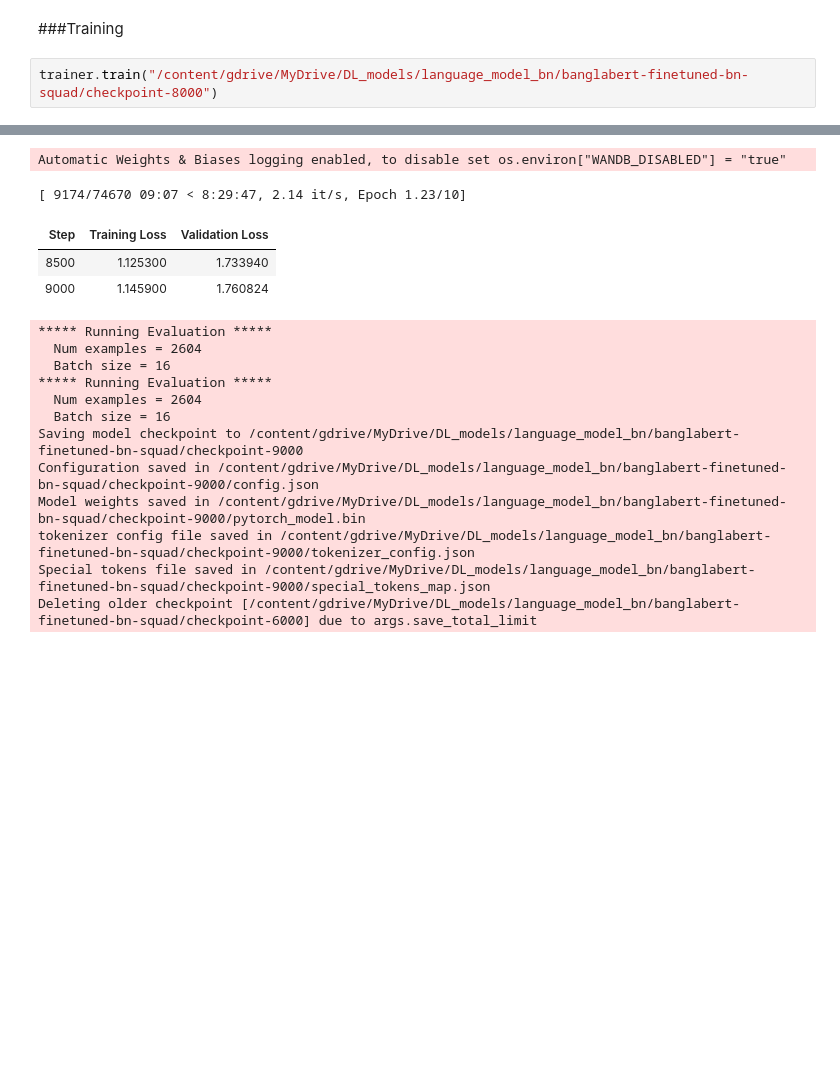
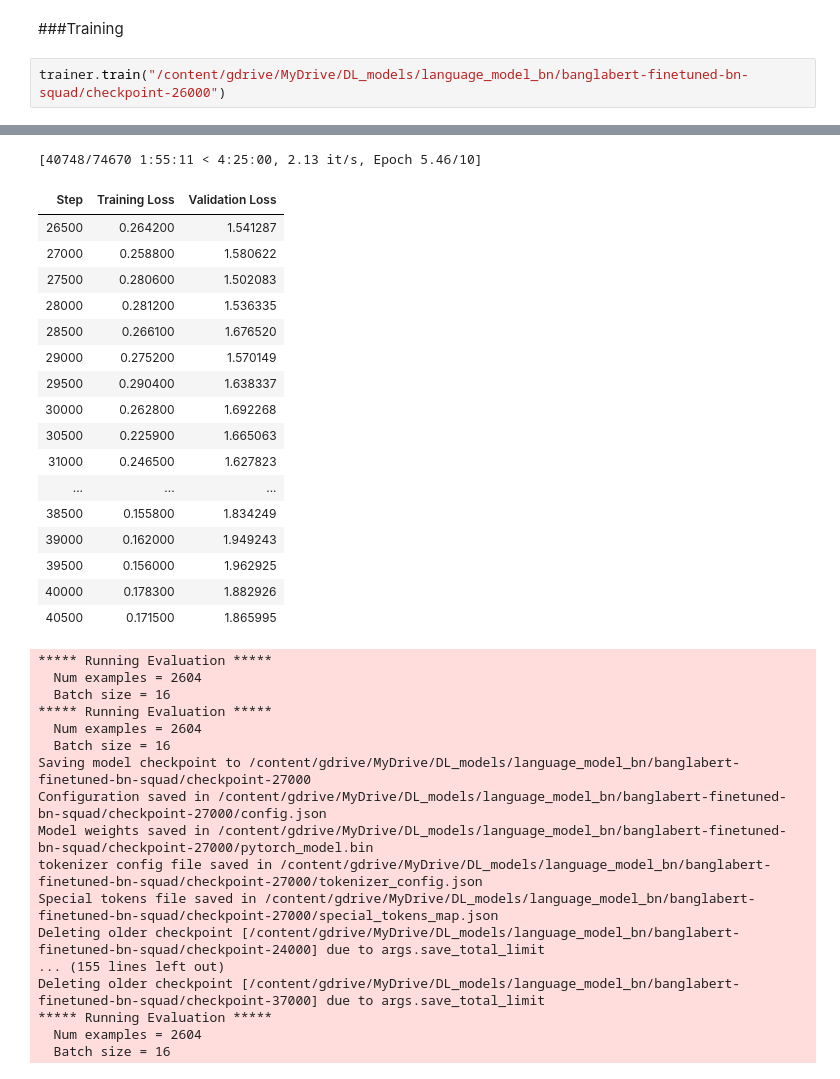
Before and after one commit to afschowdhury/language-model-bn, a Jupyter notebook: QAs_banglaBert.ipynb, the cells around one changed output, grey strips where cells are left out. Saved outputs shown, nothing was run; the diff lists cells and outputs as text; blank space fills up the shorter version.

Commit message:
train to 40500

```diff
--- a/QAs_banglaBert.ipynb
+++ b/QAs_banglaBert.ipynb
@@ -522,5 +522,5 @@ Using cuda_amp half precision backend
 # %% [markdown]
 ###Training
 # %%
-trainer.train("/content/gdrive/MyDrive/DL_models/language_model_bn/banglabert-finetuned-bn-squad/checkpoint-8000")
+trainer.train("/content/gdrive/MyDrive/DL_models/language_model_bn/banglabert-finetuned-bn-squad/checkpoint-26000")
 # %% [output]
@@ -539,17 +539,35 @@ Loading model from /content/gdrive/MyDrive/DL_models/language_model_bn/banglaber
-Automatic Weights & Biases logging enabled, to disable set os.environ["WANDB_DISABLED"] = "true"
+[40748/74670 1:55:11 < 4:25:00, 2.13 it/s, Epoch 5.46/10]
+| Step | Training Loss | Validation Loss |
+| 26500 | 0.264200 | 1.541287 |
+| 27000 | 0.258800 | 1.580622 |
+| 27500 | 0.280600 | 1.502083 |
+| 28000 | 0.281200 | 1.536335 |
+| 28500 | 0.266100 | 1.676520 |
+| 29000 | 0.275200 | 1.570149 |
+| 29500 | 0.290400 | 1.638337 |
+| 30000 | 0.262800 | 1.692268 |
+| 30500 | 0.225900 | 1.665063 |
+| 31000 | 0.246500 | 1.627823 |
+| ... | ... | ... |
+| 38500 | 0.155800 | 1.834249 |
+| 39000 | 0.162000 | 1.949243 |
+| 39500 | 0.156000 | 1.962925 |
+| 40000 | 0.178300 | 1.882926 |
+| 40500 | 0.171500 | 1.865995 |
-[ 9174/74670 09:07 < 8:29:47, 2.14 it/s, Epoch 1.23/10]
+***** Running Evaluation *****
+  Num examples = 2604
+  Batch size = 16
+***** Running Evaluation *****
+  Num examples = 2604
+  Batch size = 16
+Saving model checkpoint to /content/gdrive/MyDrive/DL_models/language_model_bn/banglabert-finetuned-bn-squad/checkpoint-27000
+Configuration saved in /content/gdrive/MyDrive/DL_models/language_model_bn/banglabert-finetuned-bn-squad/checkpoint-27000/config.json
+Model weights saved in /content/gdrive/MyDrive/DL_models/language_model_bn/banglabert-finetuned-bn-squad/checkpoint-27000/pytorch_model.bin
+tokenizer config file saved in /content/gdrive/MyDrive/DL_models/language_model_bn/banglabert-finetuned-bn-squad/checkpoint-27000/tokenizer_config.json
+Special tokens file saved in /content/gdrive/MyDrive/DL_models/language_model_bn/banglabert-finetuned-bn-squad/checkpoint-27000/special_tokens_map.json
+Deleting older checkpoint [/content/gdrive/MyDrive/DL_models/language_model_bn/banglabert-finetuned-bn-squad/checkpoint-24000] due to args.save_total_limit
+... (155 lines left out)
+Deleting older checkpoint [/content/gdrive/MyDrive/DL_models/language_model_bn/banglabert-finetuned-bn-squad/checkpoint-37000] due to args.save_total_limit
+***** Running Evaluation *****
+  Num examples = 2604
+  Batch size = 16
-| Step | Training Loss | Validation Loss |
-| 8500 | 1.125300 | 1.733940 |
-| 9000 | 1.145900 | 1.760824 |
-***** Running Evaluation *****
-  Num examples = 2604
-  Batch size = 16
-***** Running Evaluation *****
-  Num examples = 2604
-  Batch size = 16
-Saving model checkpoint to /content/gdrive/MyDrive/DL_models/language_model_bn/banglabert-finetuned-bn-squad/checkpoint-9000
-Configuration saved in /content/gdrive/MyDrive/DL_models/language_model_bn/banglabert-finetuned-bn-squad/checkpoint-9000/config.json
-Model weights saved in /content/gdrive/MyDrive/DL_models/language_model_bn/banglabert-finetuned-bn-squad/checkpoint-9000/pytorch_model.bin
-tokenizer config file saved in /content/gdrive/MyDrive/DL_models/language_model_bn/banglabert-finetuned-bn-squad/checkpoint-9000/tokenizer_config.json
-Special tokens file saved in /content/gdrive/MyDrive/DL_models/language_model_bn/banglabert-finetuned-bn-squad/checkpoint-9000/special_tokens_map.json
-Deleting older checkpoint [/content/gdrive/MyDrive/DL_models/language_model_bn/banglabert-finetuned-bn-squad/checkpoint-6000] due to args.save_total_limit
```
Also changed, not shown: parts of 1 cell of this notebook.
